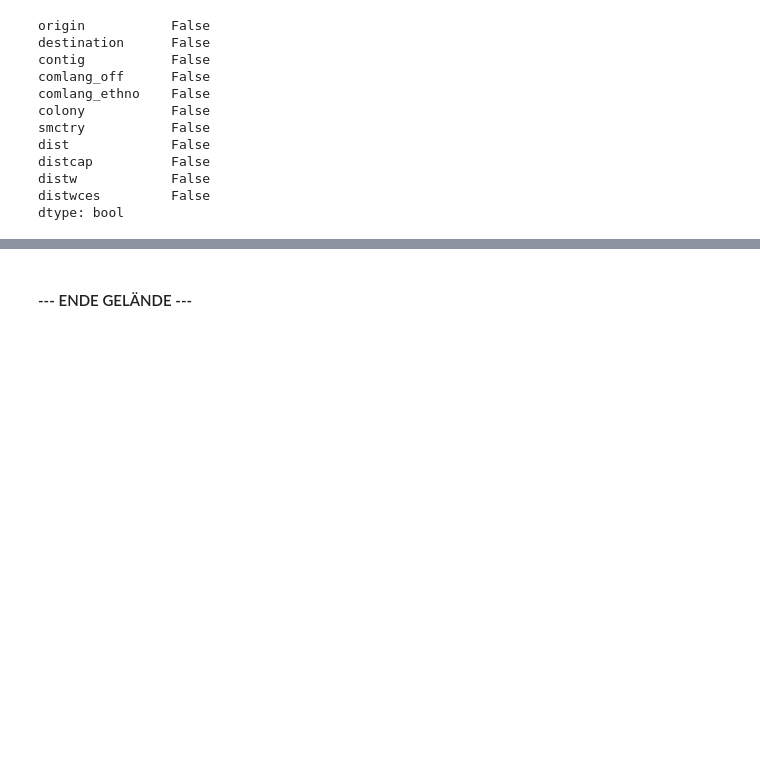
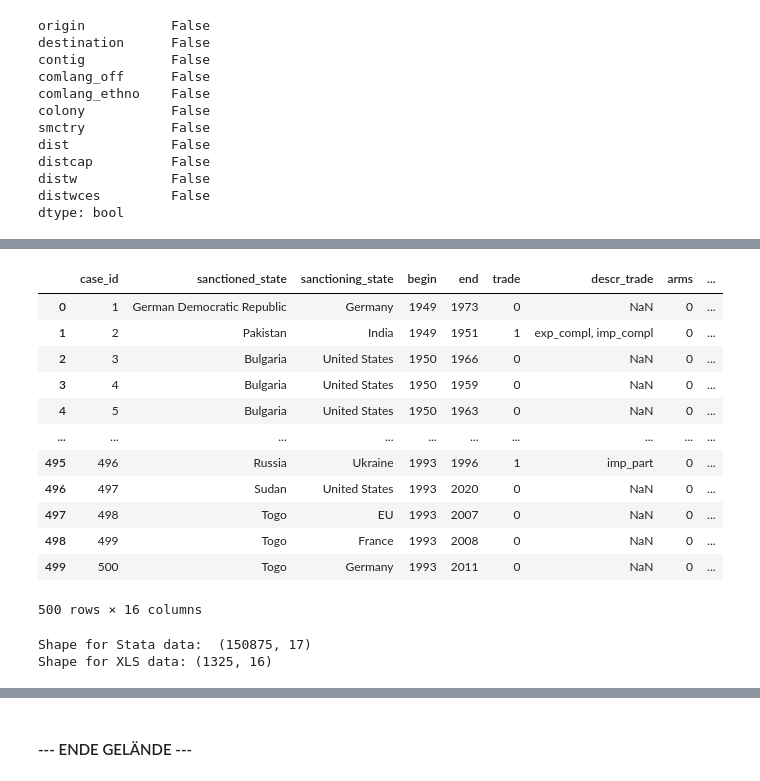
Before and after one commit to Freyness-gd/trade_under_pressure_thesis, a Jupyter notebook: main.ipynb, the cells around one changed output, grey strips where cells are left out. Cells and saved outputs as stored; diff of their text form; code cells hidden in the pictures; blank space fills up the shorter version.

Commit message:
Add new GSDB V4 dataset

```diff
--- a/main.ipynb
+++ b/main.ipynb
@@ -148,0 +162,3 @@ dtype: bool
+# %%
+gsdb_stata = pa.read_stata("data/sanctions/GSDB_V3_Dyadic.dta")
+gsdb_xls = pa.read_excel("data/sanctions/GSDB_V3.xls")
@@ -148,0 +199,22 @@ dtype: bool
+# %%
+gsdb_xls.head(500)
+# %% [output]
+|  | case_id | sanctioned_state | sanctioning_state | begin | end | trade | descr_trade | arms | ... |
+| 0 | 1 | German Democratic Republic | Germany | 1949 | 1973 | 0 | NaN | 0 | ... |
+| 1 | 2 | Pakistan | India | 1949 | 1951 | 1 | exp_compl, imp_compl | 0 | ... |
+| 2 | 3 | Bulgaria | United States | 1950 | 1966 | 0 | NaN | 0 | ... |
+| 3 | 4 | Bulgaria | United States | 1950 | 1959 | 0 | NaN | 0 | ... |
+| 4 | 5 | Bulgaria | United States | 1950 | 1963 | 0 | NaN | 0 | ... |
+| ... | ... | ... | ... | ... | ... | ... | ... | ... | ... |
+| 495 | 496 | Russia | Ukraine | 1993 | 1996 | 1 | imp_part | 0 | ... |
+| 496 | 497 | Sudan | United States | 1993 | 2020 | 0 | NaN | 0 | ... |
+| 497 | 498 | Togo | EU | 1993 | 2007 | 0 | NaN | 0 | ... |
+| 498 | 499 | Togo | France | 1993 | 2008 | 0 | NaN | 0 | ... |
+| 499 | 500 | Togo | Germany | 1993 | 2011 | 0 | NaN | 0 | ... |
+500 rows × 16 columns
+# %%
+print("Shape for Stata data: ", gsdb_stata.shape)
+print("Shape for XLS data:", gsdb_xls.shape)
+# %% [output]
+Shape for Stata data:  (150875, 17)
+Shape for XLS data: (1325, 16)
```
Also changed, not shown: parts of 25 cells of this notebook, 7 other files.
